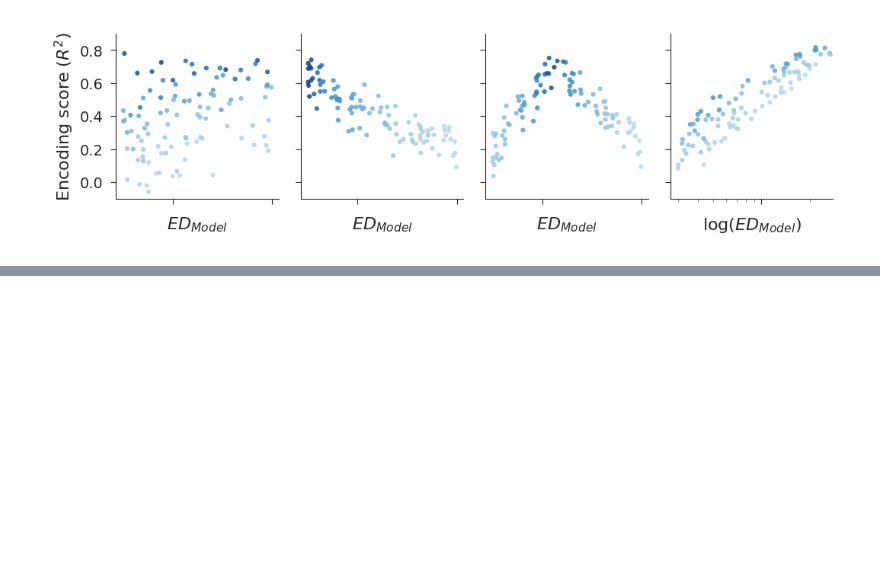
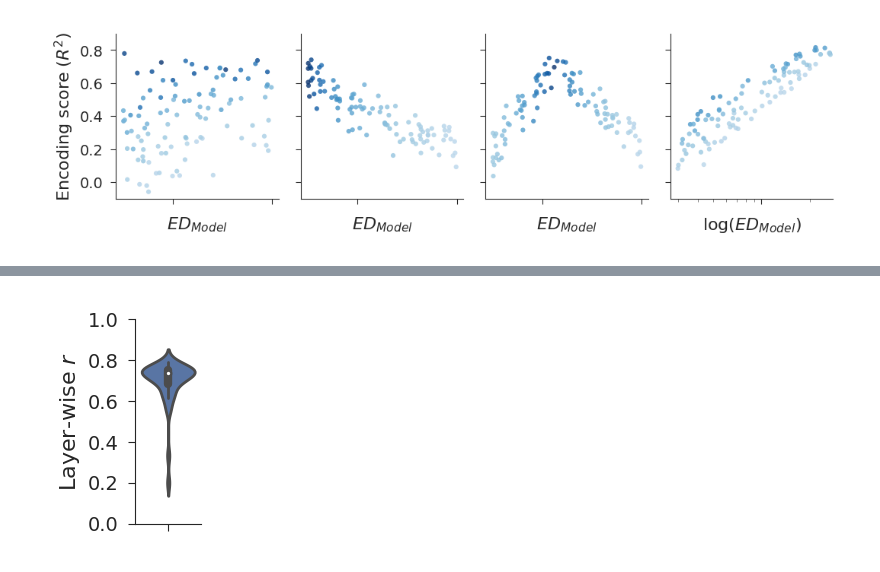
Before and after one commit to EricElmoznino/encoder_dimensionality, a Jupyter notebook: figures/ccn2022/poster/figures.ipynb, the cells around one changed output, grey strips where cells are left out. Cells and saved outputs as stored; diff of their text form; code cells hidden in the pictures; blank space fills up the shorter version.

```diff
--- a/figures/ccn2022/poster/figures.ipynb
+++ b/figures/ccn2022/poster/figures.ipynb
@@ -145,0 +179,25 @@ plt.show()
+# %%
+dataset = 'imagenet'
+data = pd.merge(pd.read_csv(f'../../../results/encoding|benchmark:dicarlo.MajajHong2015.IT.public-pls|pooling:False.csv'),
+                pd.read_csv(f'../../../results/eigmetrics|dataset:{dataset}|pooling:True|grayscale:False.csv'),
+                on=id_columns)
+data.loc[:, 'layer'] = data['layer'].replace(tf_to_pt_layer_map)
+
+def corr_layer(x):
+    r, p = stats.pearsonr(x['score'], x['effective dimensionality'])
+    return pd.DataFrame({'r_score_dim': [r], 'p_score_dim': [p]})
+
+by_layer = data.groupby(['architecture', 'layer'])[['score', 'effective dimensionality']]
+by_layer = by_layer.apply(corr_layer).reset_index()
+by_layer['significant'] = by_layer['p_score_dim'] <= 0.05
+data = pd.merge(data, by_layer, on=['architecture', 'layer'], how='left')
+
+fig, ax = plt.subplots(figsize=(0.8, 1.2))
+
+sns.violinplot(data=data, y='r_score_dim', ax=ax, linewidth=1)
+ax.set(xlabel=None, ylabel=r'Layer-wise $r$', ylim=(0, 1))
+
+plt.savefig('saved/results_ED-vs-encoding-layerwise.png', dpi=300, transparent=True)
+plt.show()
+# %% [output]
+[figure, added]
```
Also changed, not shown: parts of 5 cells of this notebook, 6 other files.
